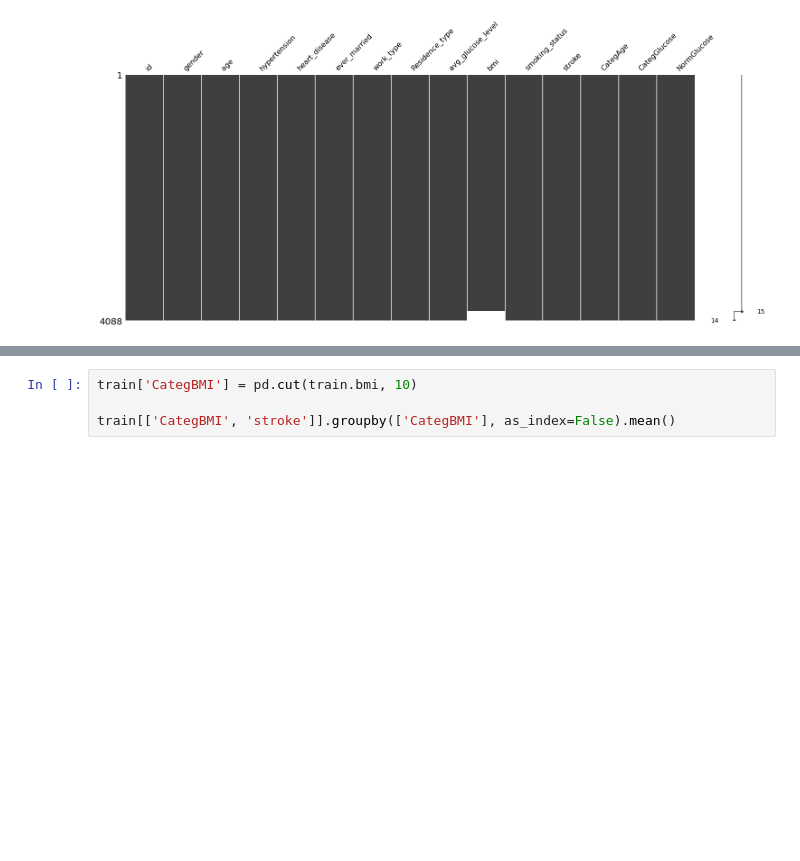
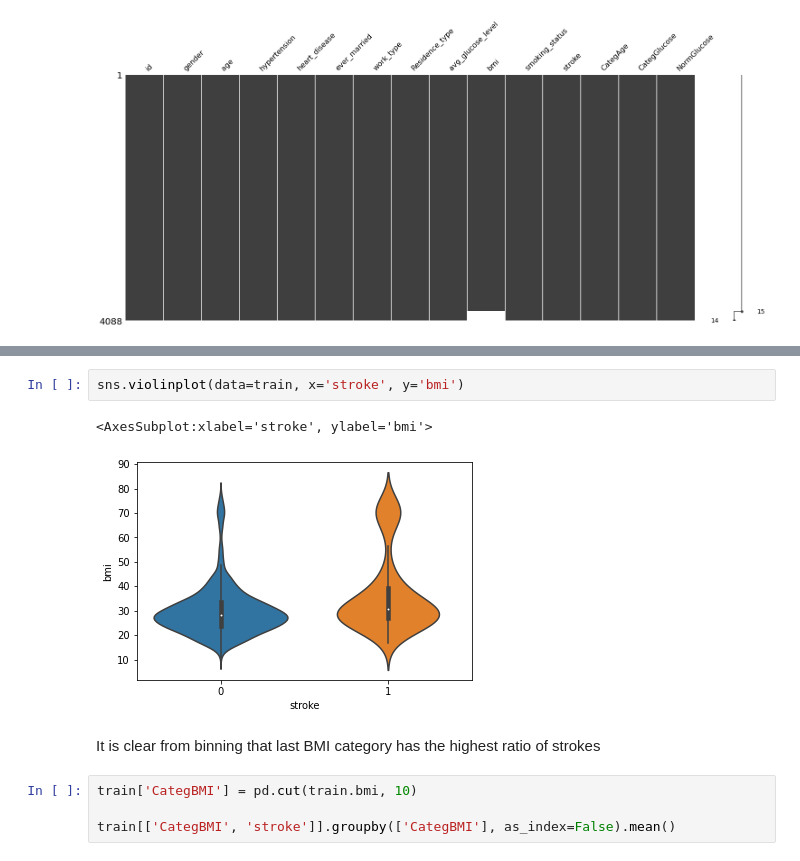
Before and after one commit to MykhaiIo/heart-attention, a Jupyter notebook: data/feature_engineering.ipynb, the cells around one changed output, grey strips where cells are left out. Drawn from its saved outputs; the diff is of its cells as text; blank space fills up the shorter version.

```diff
--- a/data/feature_engineering.ipynb
+++ b/data/feature_engineering.ipynb
@@ -253,3 +350,10 @@ sns.histplot(train, x='bmi', hue='stroke', kde=True)
+# %%
+sns.violinplot(data=train, x='stroke', y='bmi')
+# %% [output]
+<AxesSubplot:xlabel='stroke', ylabel='bmi'>
+[figure, added]
+# %% [markdown]
+It is clear from binning that last BMI category has the highest ratio of strokes
 # %%
 train['CategBMI'] = pd.cut(train.bmi, 10)
 
```
Also changed, not shown: parts of 60 cells of this notebook.
